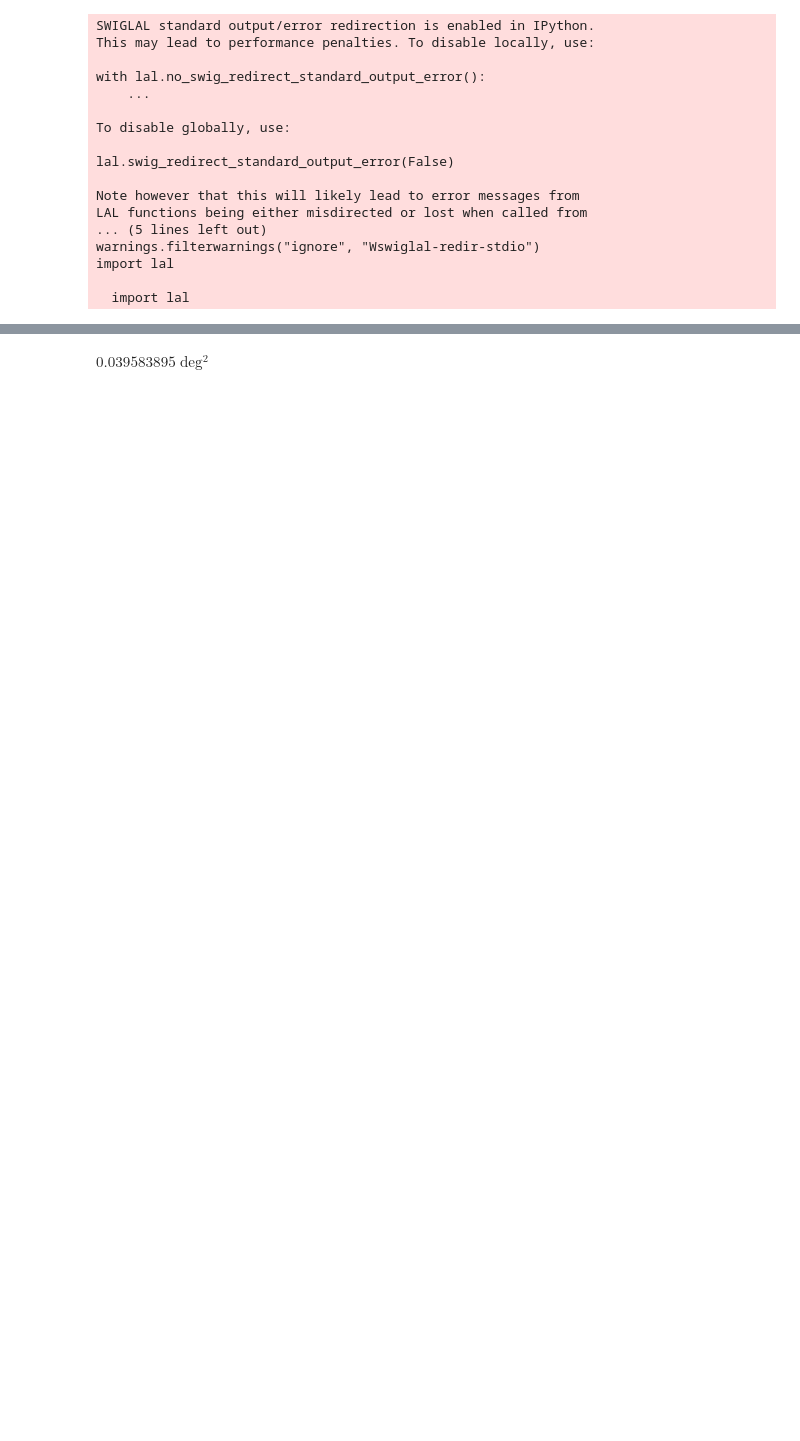
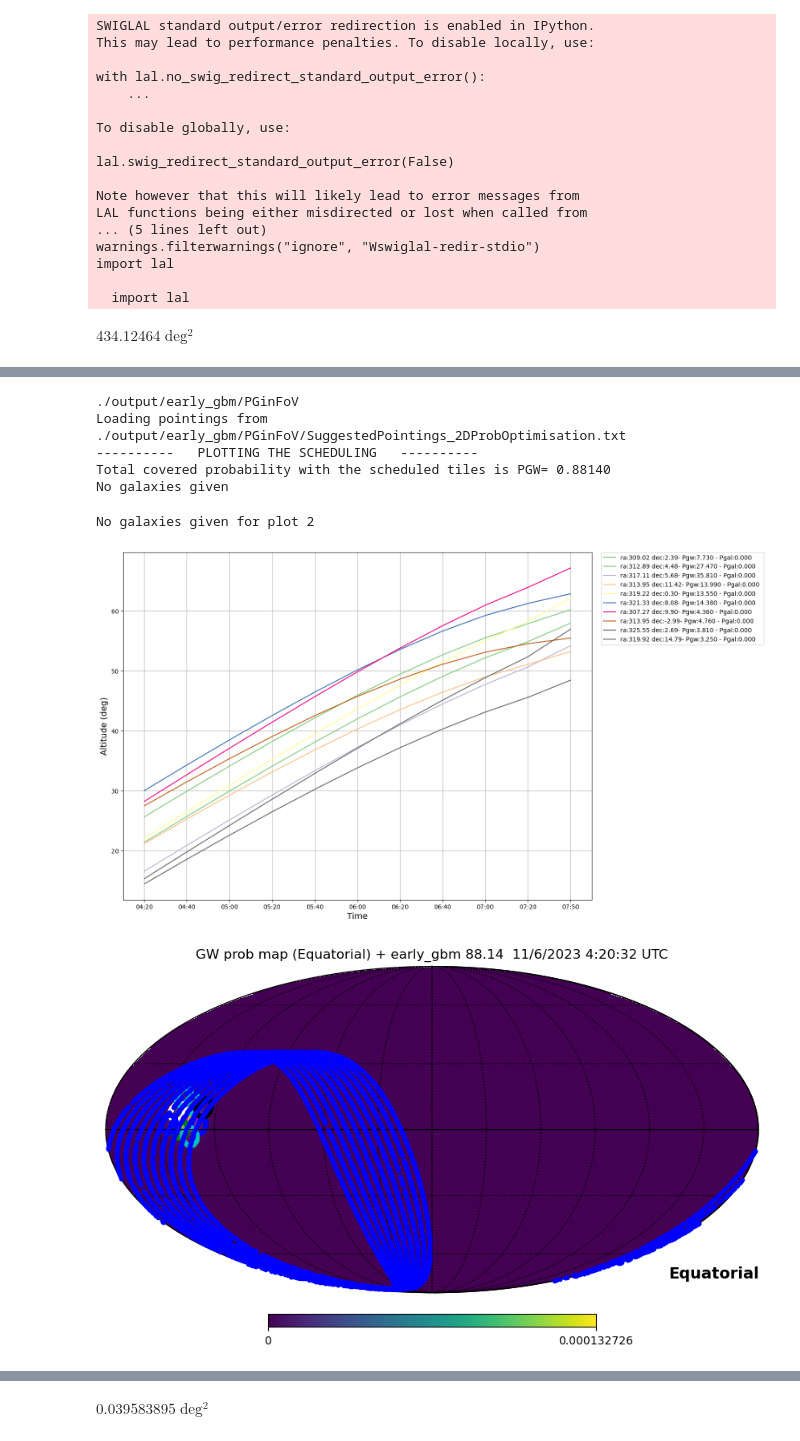
Before and after one commit to astro-transients/tilepy, a Jupyter notebook: examples/launcher/Tiling_Observations_GBM.ipynb, the cells around one changed output, grey strips where cells are left out. Cells and saved outputs as stored; diff of their text form; code cells hidden in the pictures; blank space fills up the shorter version.

Commit message:
Implement the use of the locprob map and make it work with the rest of the map types

```diff
--- a/examples/launcher/Tiling_Observations_GBM.ipynb
+++ b/examples/launcher/Tiling_Observations_GBM.ipynb
@@ -47,3 +47,20 @@ cfgFile = '../config/FollowupParameters_CTAOS.ini'
 # Tiles already observed
 pointingsFile = None
 #pointingsFile = './output/bn240612503/PGinFoV/SuggestedPointings_2DProbOptimisation.txt'
+# %%
+obspar_locprob = ObservationParameters()
+obspar_locprob.mode = "file"
+obspar_locprob.add_parsed_args(None,obsTime,datasetDir,None,outDir,pointingsFile)
+obspar_locprob.from_configfile(cfgFile)
+
+obspar_locprob.skymap = "./glg_locprob_all_bn240612503_v00.fit"
+obspar_locprob.event_name = "early_gbm"
+reader = MapReader(obspar_locprob)
+# %%
+skymap = SkyMap(obspar_locprob, reader)
+skymap.getArea(0.9)
+# %% [output]
+$434.12464 \; \mathrm{deg^{2}}$
+# %%
+GetSchedule(obspar_locprob)
+# %% [output]
@@ -50,3 +84,11 @@ pointingsFile = None
+./output/early_gbm/PGinFoV
+Loading pointings from ./output/early_gbm/PGinFoV/SuggestedPointings_2DProbOptimisation.txt
+----------   PLOTTING THE SCHEDULING   ----------
+Total covered probability with the scheduled tiles is PGW= 0.88140
+No galaxies given
+No galaxies given for plot 2
+[figure, added]
+[figure, added]
 # %%
 
 
```
Also changed, not shown: parts of 8 cells of this notebook, 2 other files.
